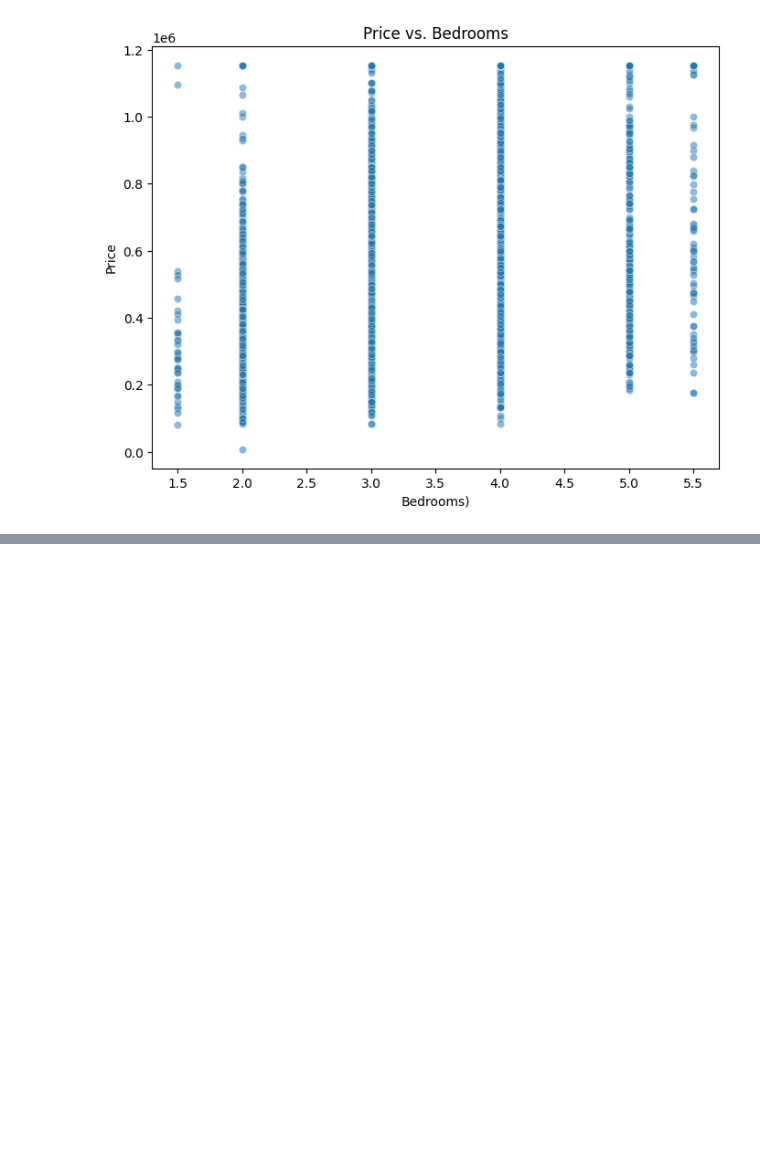
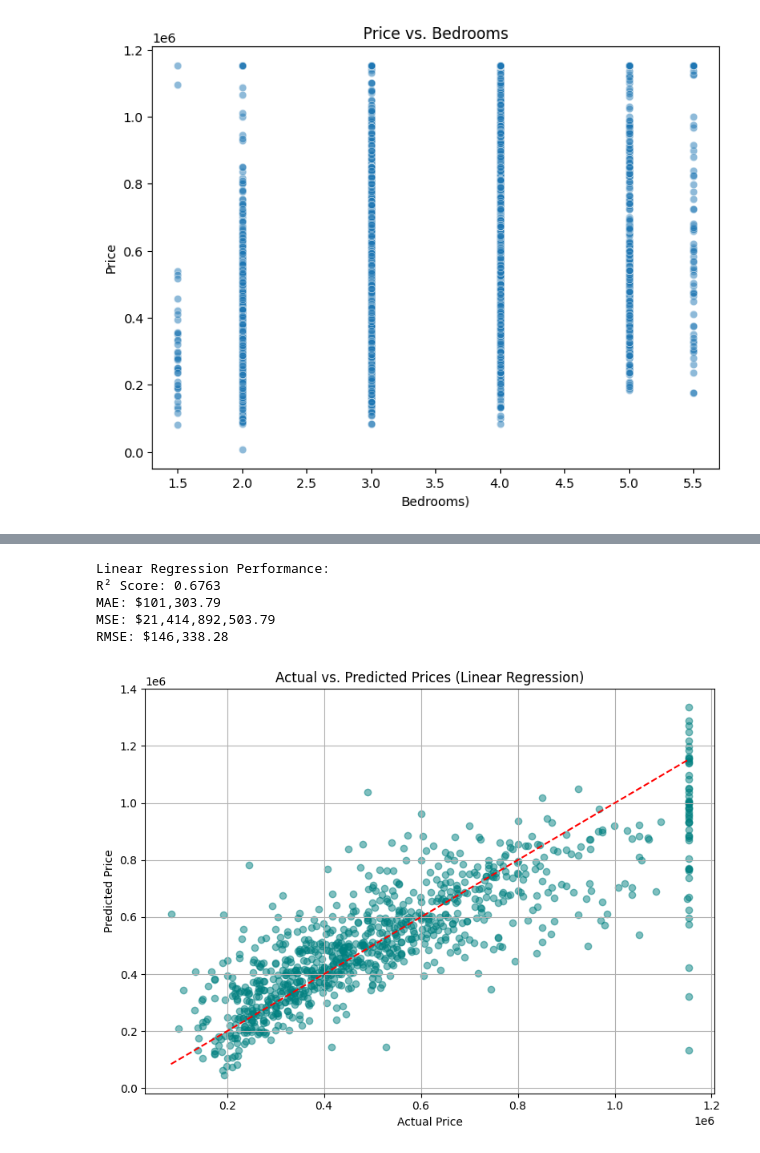
Before and after one commit to Kate-Maina/real-estate-price-prediction, a Jupyter notebook: index.ipynb, the cells around one changed output, grey strips where cells are left out. Saved outputs shown, nothing was run; the diff lists cells and outputs as text; code cells hidden in the pictures; blank space fills up the shorter version.

Commit message:
Add Modeling: Linear regression and decision trees

```diff
--- a/index.ipynb
+++ b/index.ipynb
@@ -486,0 +525,8 @@ plt.show()
+# %%
+# Scale numerical columns
+numerical_cols_to_scale = ['sqft_living', 'sqft_lot', 'sqft_above', 'sqft_basement',
+                           'bathrooms', 'bedrooms', 'floors', 'year', 'month']
+
+scaler = StandardScaler()
+X_train[numerical_cols_to_scale] = scaler.fit_transform(X_train[numerical_cols_to_scale])
+X_test[numerical_cols_to_scale] = scaler.transform(X_test[numerical_cols_to_scale])
@@ -486,0 +544,37 @@ plt.show()
+# %%
+# Initialize and train the model
+lin_reg = LinearRegression()
+lin_reg.fit(X_train, y_train)
+
+# Make predictions
+y_pred = lin_reg.predict(X_test)
+
+# Evaluate the model
+r2 = r2_score(y_test, y_pred)
+mae = mean_absolute_error(y_test, y_pred)
+mse = mean_squared_error(y_test, y_pred)
+rmse = np.sqrt(mse)
+# %%
+print("Linear Regression Performance:")
+print(f"R² Score: {r2:.4f}")
+print(f"MAE: ${mae:,.2f}")
+print(f"MSE: ${mse:,.2f}")
+print(f"RMSE: ${rmse:,.2f}")
+
+# 4. Plot predicted vs actual prices
+plt.figure(figsize=(8, 6))
+plt.scatter(y_test, y_pred, alpha=0.5, color='teal')
+plt.plot([y_test.min(), y_test.max()], [y_test.min(), y_test.max()], 'r--')
+plt.xlabel("Actual Price")
+plt.ylabel("Predicted Price")
+plt.title("Actual vs. Predicted Prices (Linear Regression)")
+plt.grid(True)
+plt.tight_layout()
+plt.show()
+# %% [output]
+Linear Regression Performance:
+R² Score: 0.6763
+MAE: $101,303.79
+MSE: $21,414,892,503.79
+RMSE: $146,338.28
+[figure, added]
```
Also changed, not shown: parts of 30 cells of this notebook.
